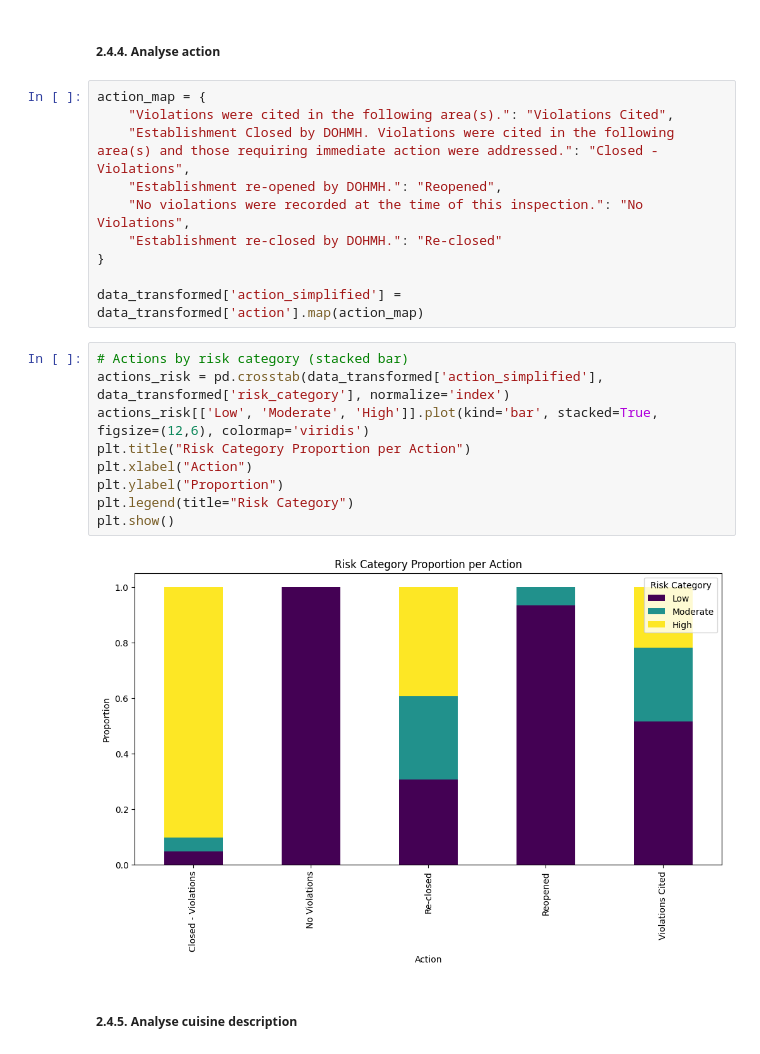
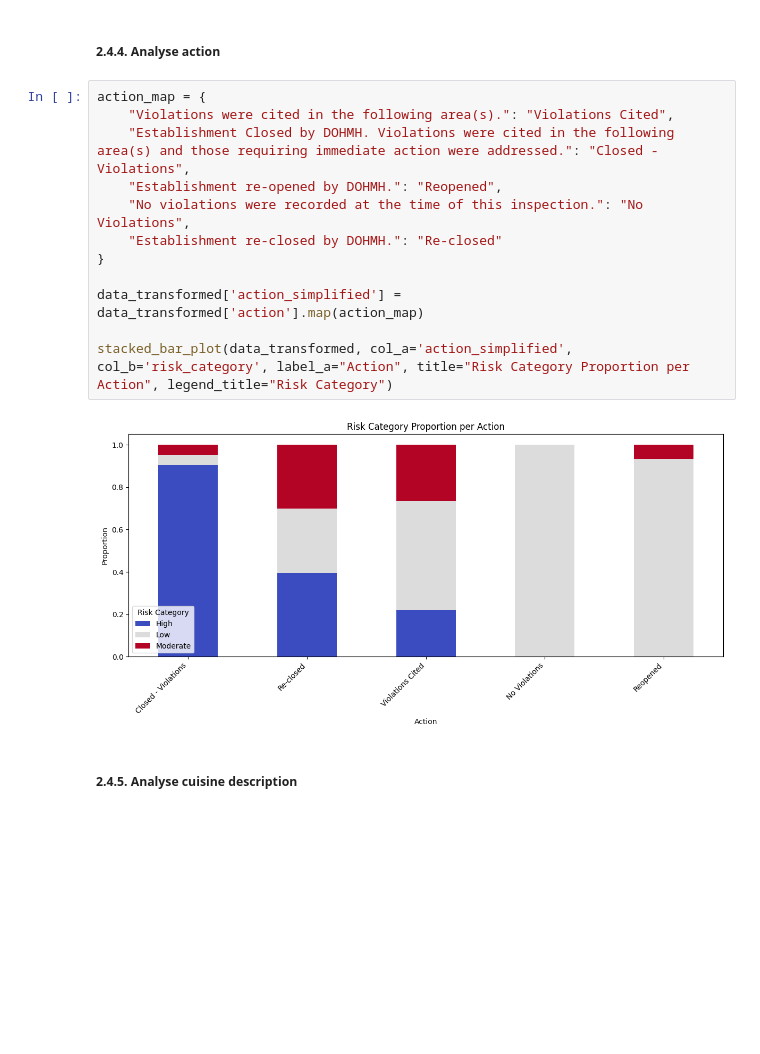
Before and after one commit to mcosta95/nyc-business-case, a Jupyter notebook: final_notebook/main.ipynb, the cells around one changed output. Saved outputs shown, nothing was run; the diff lists cells and outputs as text; blank space fills up the shorter version.

```diff
--- a/final_notebook/main.ipynb
+++ b/final_notebook/main.ipynb
@@ -540,24 +472,17 @@ plt.show()
 # %%
 action_map = {
     "Violations were cited in the following area(s).": "Violations Cited",
     "Establishment Closed by DOHMH. Violations were cited in the following area(s) and those requiring immediate action were addressed.": "Closed - Violations",
     "Establishment re-opened by DOHMH.": "Reopened",
     "No violations were recorded at the time of this inspection.": "No Violations",
     "Establishment re-closed by DOHMH.": "Re-closed"
 }
 
 data_transformed['action_simplified'] = data_transformed['action'].map(action_map)
+
+stacked_bar_plot(data_transformed, col_a='action_simplified', col_b='risk_category', label_a="Action", title="Risk Category Proportion per Action", legend_title="Risk Category")
+# %% [output]
+[figure, added]
-# %%
-# Actions by risk category (stacked bar)
-actions_risk = pd.crosstab(data_transformed['action_simplified'], data_transformed['risk_category'], normalize='index')
-actions_risk[['Low', 'Moderate', 'High']].plot(kind='bar', stacked=True, figsize=(12,6), colormap='viridis')
-plt.title("Risk Category Proportion per Action")
-plt.xlabel("Action")
-plt.ylabel("Proportion")
-plt.legend(title="Risk Category")
-plt.show()
-# %% [output]
-[figure, removed]
 # %% [markdown]
 ##### 2.4.5. **Analyse cuisine description**
 # %%
```
Also changed, not shown: parts of 62 cells of this notebook, 2 other files.
